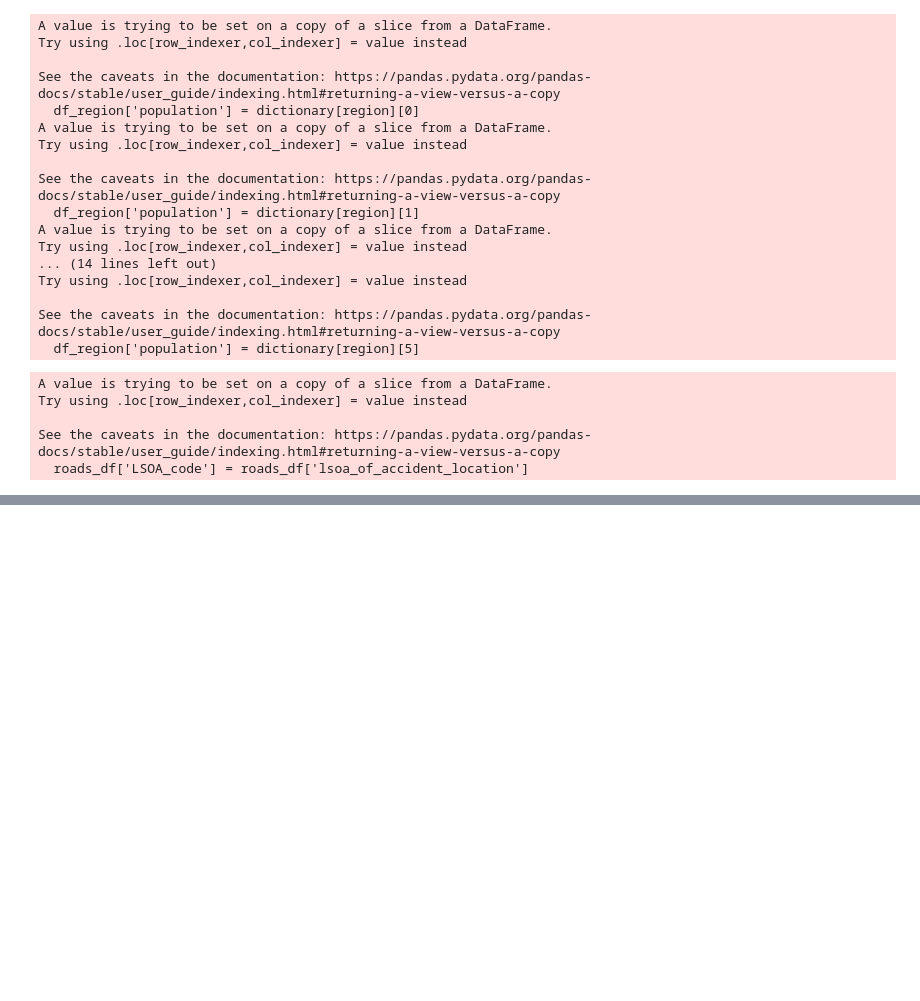
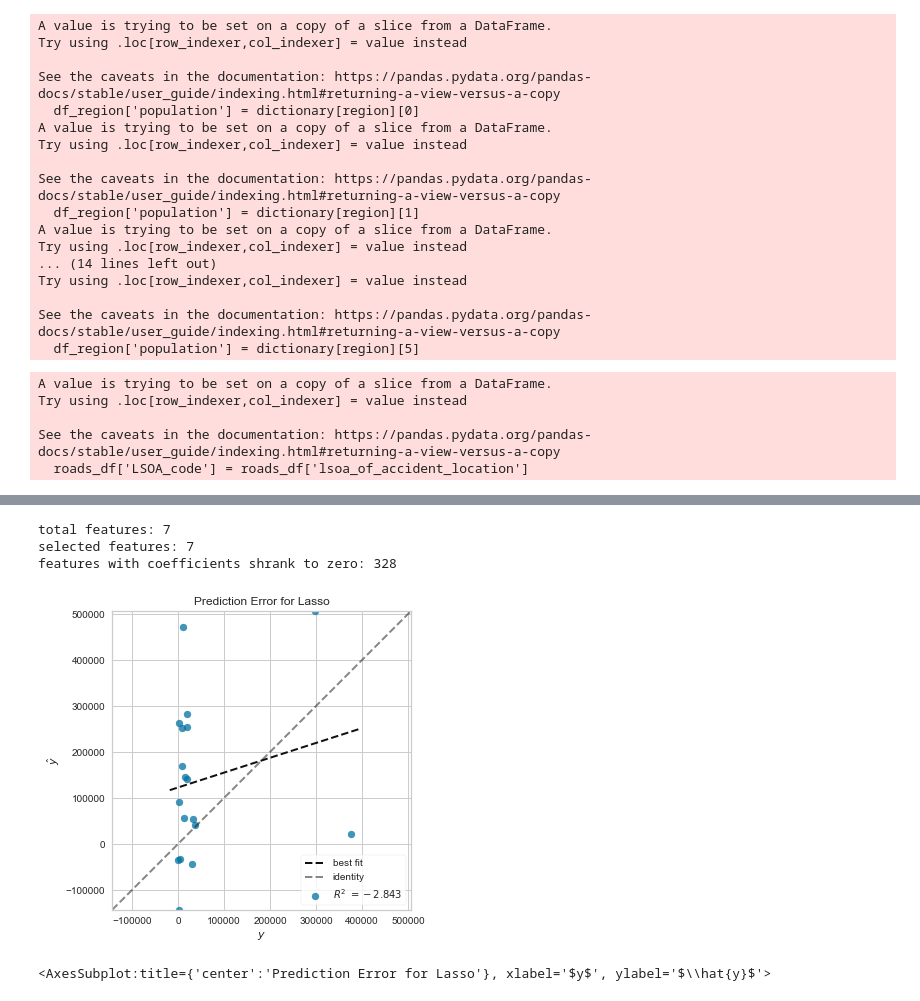
Before and after one commit to jennysands/Data-Challenge-2, a Jupyter notebook: fixing_more_df.ipynb, the cells around one changed output, grey strips where cells are left out. Drawn from its saved outputs; the diff is of its cells as text; code cells hidden in the pictures; blank space fills up the shorter version.

```diff
--- a/fixing_more_df.ipynb
+++ b/fixing_more_df.ipynb
@@ -477,14 +542,12 @@ final_grouped = final.groupby(['class']).mean(['without', 'gcse', 'gcs_a', 'degr
 
 model = Lasso(alpha=1.0)
 
-X = final_grouped[['pollution', 'population']]
+X = final_grouped[['pollution', 'population', 'updated_income','updated_gcs_a', 'updated_gcse',
+                   'updated_without','updated_degree']]
 y = final['class'].value_counts()
 
 cv = RepeatedKFold(n_splits=50, n_repeats=10, random_state=8)
 scores = cross_val_score(model, X, y, scoring='neg_mean_absolute_error', cv=cv, n_jobs=-1)
-
-
-# final.head(3)
 # %%
 scores = absolute(scores)
 
@@ -494,15 +556,0 @@ Mean MAE: 2100.084 (5009.732)
-# %%
-
-
-# load the dataset
-data = dataframe.values
-X, y = data[:, :-1], data[:, -1]
-# define model
-model = Lasso(alpha=1.0)
-# define model evaluation method
-cv = RepeatedKFold(n_splits=10, n_repeats=3, random_state=1)
-# evaluate model
-scores = cross_val_score(model, X, y, scoring='neg_mean_absolute_error', cv=cv, n_jobs=-1)
-# force scores to be positive
-scores = absolute(scores)
-print('Mean MAE: %.3f (%.3f)' % (mean(scores), std(scores)))
@@ -513,0 +567,29 @@ print('Mean MAE: %.3f (%.3f)' % (mean(scores), std(scores)))
+# %%
+sel_ = SelectFromModel(LogisticRegression(C=1, penalty='l1', solver='liblinear'))
+sel_.fit(X, np.ravel(y,order='C'))
+sel_.get_support()
+X = pd.DataFrame(X)
+# %%
+selected_feat = X.columns[(sel_.get_support())]
+print('total features: {}'.format((X.shape[1])))
+print('selected features: {}'.format(len(selected_feat)))
+print('features with coefficients shrank to zero: {}'.format(np.sum(sel_.estimator_.coef_ == 0)))
+# %% [output]
+total features: 7
+selected features: 7
+features with coefficients shrank to zero: 328
+# %%
+scaler = StandardScaler()
+scaler.fit(X)
+X = scaler.transform(X)
+#Splitting the data
+X_train, X_test, y_train, y_test = train_test_split(X, y, test_size=0.3, random_state=101)
+# %%
+model2 = Lasso()
+visualizer = PredictionError(model2)
+visualizer.fit(X_train, y_train)
+visualizer.score(X_test, y_test)
+visualizer.poof()
+# %% [output]
+[figure, added]
+<AxesSubplot:title={'center':'Prediction Error for Lasso'}, xlabel='$y$', ylabel='$\\hat{y}$'>
```
Also changed, not shown: parts of 18 cells of this notebook.
